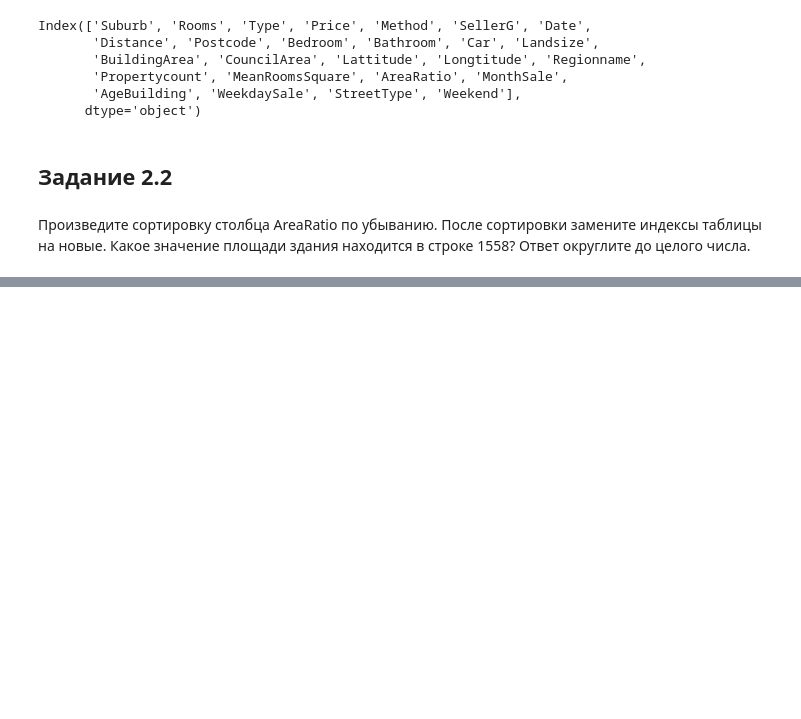
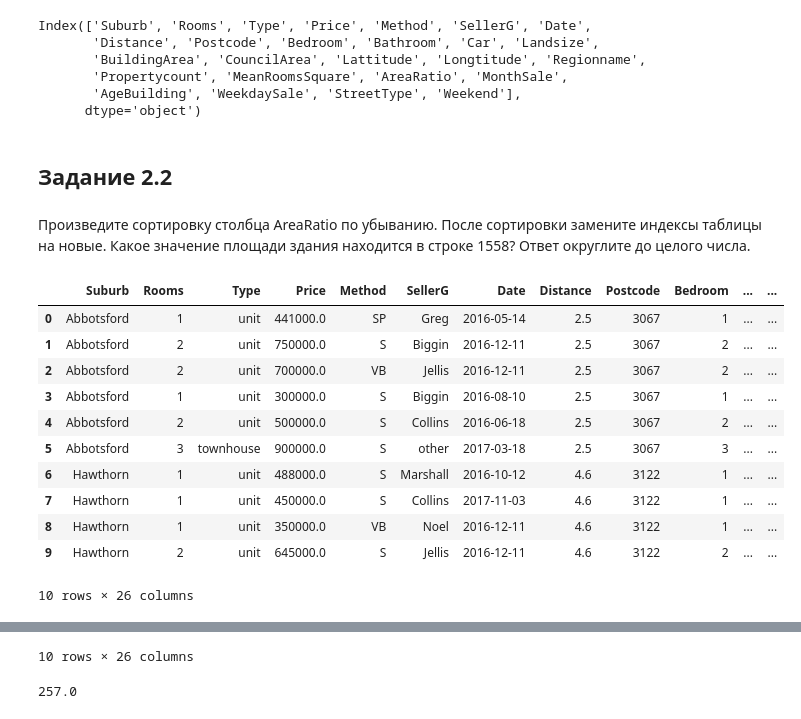
Before and after one commit to Barakuda12345g1/barakuda_rep_v6, a Jupyter notebook: barakuda_notebook/PY_12_advanced_pandas_methods/092. tasks.ipynb, the cells around one changed output, grey strips where cells are left out. Cells and saved outputs as stored; diff of their text form; code cells hidden in the pictures; blank space fills up the shorter version.

```diff
--- a/barakuda_notebook/PY_12_advanced_pandas_methods/092. tasks.ipynb
+++ b/barakuda_notebook/PY_12_advanced_pandas_methods/092. tasks.ipynb
@@ -100,4 +100,25 @@ Index(['Suburb', 'Rooms', 'Type', 'Price', 'Method', 'SellerG', 'Date',
 # %% [markdown]
 Произведите сортировку столбца AreaRatio по убыванию. После сортировки замените индексы таблицы на новые. Какое значение площади здания находится в строке 1558? Ответ округлите до целого числа.
 # %%
-melb_sorted = melb_df.copy()
+# создаем копию и смотрим как будет выглядеть осортированный список
+melb_sorted = melb_df.sort_values(by='AreaRatio', ascending=False, \
+    ignore_index=True).copy()
+
+display(melb_sorted.head(10))
+display(melb_sorted.tail(10))
+
+# смотрим какое значение по площади в строке 1558
+display(melb_sorted['BuildingArea'].iloc[1558])
+# %% [output]
+|  | Suburb | Rooms | Type | Price | Method | SellerG | Date | Distance | Postcode | Bedroom | ... | ... |
+| 0 | Abbotsford | 1 | unit | 441000.0 | SP | Greg | 2016-05-14 | 2.5 | 3067 | 1 | ... | ... |
+| 1 | Abbotsford | 2 | unit | 750000.0 | S | Biggin | 2016-12-11 | 2.5 | 3067 | 2 | ... | ... |
+| 2 | Abbotsford | 2 | unit | 700000.0 | VB | Jellis | 2016-12-11 | 2.5 | 3067 | 2 | ... | ... |
+| 3 | Abbotsford | 1 | unit | 300000.0 | S | Biggin | 2016-08-10 | 2.5 | 3067 | 1 | ... | ... |
+| 4 | Abbotsford | 2 | unit | 500000.0 | S | Collins | 2016-06-18 | 2.5 | 3067 | 2 | ... | ... |
+| 5 | Abbotsford | 3 | townhouse | 900000.0 | S | other | 2017-03-18 | 2.5 | 3067 | 3 | ... | ... |
+| 6 | Hawthorn | 1 | unit | 488000.0 | S | Marshall | 2016-10-12 | 4.6 | 3122 | 1 | ... | ... |
+| 7 | Hawthorn | 1 | unit | 450000.0 | S | Collins | 2017-11-03 | 4.6 | 3122 | 1 | ... | ... |
+| 8 | Hawthorn | 1 | unit | 350000.0 | VB | Noel | 2016-12-11 | 4.6 | 3122 | 1 | ... | ... |
+| 9 | Hawthorn | 2 | unit | 645000.0 | S | Jellis | 2016-12-11 | 4.6 | 3122 | 2 | ... | ... |
+10 rows × 26 columns
@@ -103,0 +136,2 @@ melb_sorted = melb_df.copy()
+10 rows × 26 columns
+257.0
```
Also changed, not shown: parts of 4 cells of this notebook.
